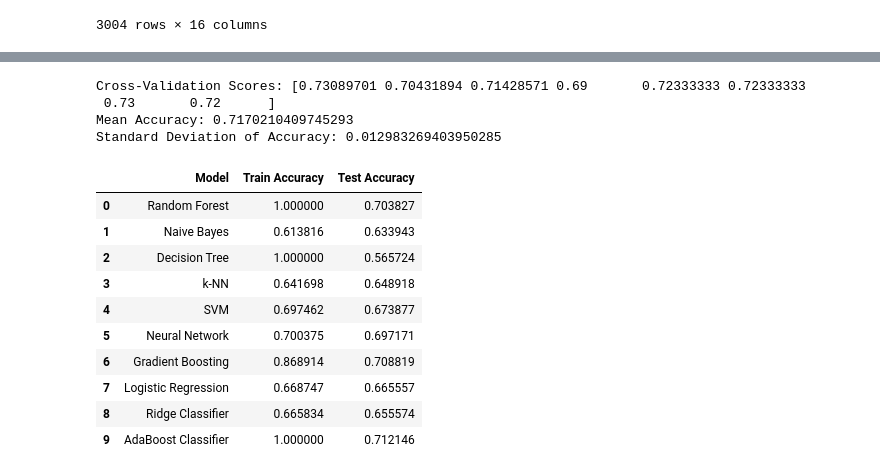
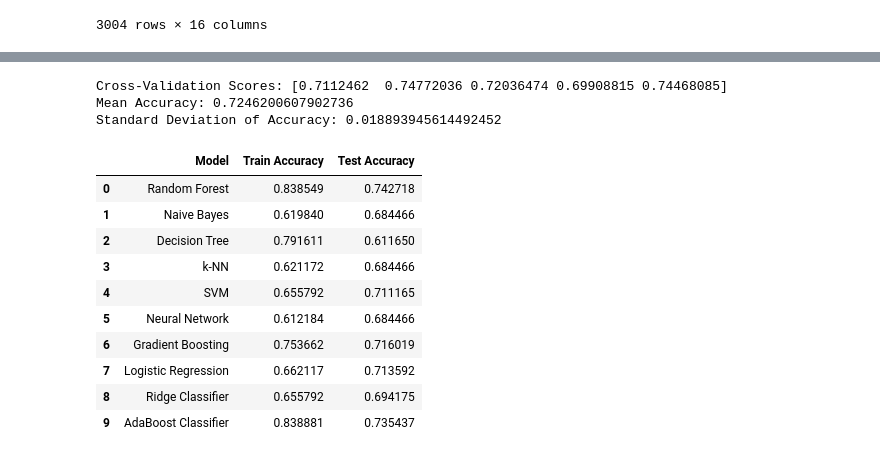
Before and after one commit to jennymai10/movie-rating-prediction, a Jupyter notebook: explore.ipynb, the cells around one changed output, grey strips where cells are left out. Saved outputs shown, nothing was run; the diff lists cells and outputs as text; code cells hidden in the pictures.

```diff
--- a/explore.ipynb
+++ b/explore.ipynb
@@ -102,8 +240,9 @@ X_test_scaled = scaler.transform(test_df)
 # %%
 # Initialize the Random Forest Classifier
 rf = RandomForestClassifier(
-    n_estimators=100,         # Reduce number of trees
-    random_state=1003
+    n_estimators=150,
+    random_state=1003,
+    max_features=15
 )
 
 # Train the model on the training data
@@ -175,6 +314,6 @@ Accuracy: 0.6738768718801996
 # %%
 # Initialize the Neural Network classifier
-nn = MLPClassifier(random_state=1003, alpha=0.001)
+nn = MLPClassifier(random_state=1003, alpha=0.0601)
 
 # Train the model on the training data
 nn.fit(X_train, y_train)
@@ -189,6 +362,6 @@ Accuracy: 0.697171381031614
 # %%
 # Initialize the Logistic Regression classifier
-lr = LogisticRegression(random_state=1003)
+lr = LogisticRegression(random_state=1003, penalty=None)
 
 # Train the model on the training data
 lr.fit(X_train, y_train)
@@ -252,7 +432,7 @@ Accuracy: 0.7121464226289518
 from sklearn.model_selection import cross_val_score
 
 # Perform cross-validation
-cv_scores = cross_val_score(ada, X_train, y_train, cv=8)
+cv_scores = cross_val_score(rf, X_train, y_train, cv=5)
 # Print the cross-validation scores
 print("Cross-Validation Scores:", cv_scores)
 
@@ -260,56 +440,61 @@ print("Cross-Validation Scores:", cv_scores)
 print("Mean Accuracy:", cv_scores.mean())
 print("Standard Deviation of Accuracy:", cv_scores.std())
 # %% [output]
-Cross-Validation Scores: [0.73089701 0.70431894 0.71428571 0.69       0.72333333 0.72333333
- 0.73       0.72      ]
-Mean Accuracy: 0.7170210409745293
-Standard Deviation of Accuracy: 0.012983269403950285
+Cross-Validation Scores: [0.7112462  0.74772036 0.72036474 0.69908815 0.74468085]
+Mean Accuracy: 0.7246200607902736
+Standard Deviation of Accuracy: 0.018893945614492452
+# %%
+df = pd.read_csv('train_dataset.csv')
+df.columns = df.columns.astype(str)
+df_x = df.drop(['director_name', 'genres', 'actor_1_name', 'actor_2_name', 'plot_keywords', 'movie_title', 'actor_3_name', 'language', 'country', 'content_rating', 'title_embedding', 'imdb_score_binned', 'actor_1_facebook_likes'], axis=1)
+df_y = df['imdb_score_binned']
+df_x = scaler.transform(df_x)
 # %%
 train_accuracy_scores = [
-    accuracy_score(y_train, rf.predict(X_train)),  # Random Forest
-    accuracy_score(y_train, nb.predict(X_train + abs(X_train.min()))),  # Naive Bayes
-    accuracy_score(y_train, dt.predict(X_train)),  # Decision Tree
-    accuracy_score(y_train, knn.predict(X_train)),  # k-NN
-    accuracy_score(y_train, svm.predict(X_train)),  # SVM
-    accuracy_score(y_train, nn.predict(X_train)),  # Neural Network
-    accuracy_score(y_train, gb.predict(X_train)),  # Gradient Boosting
-    accuracy_score(y_train, lr.predict(X_train)),  # Logistic Regression
-    accuracy_score(y_train, rc.predict(X_train)),  # Ridge Classifier
-    accuracy_score(y_train, ada.predict(X_train)), # AdaBoost Classifier
+    accuracy_score(df_y, rf.predict(df_x)),  # Random Forest
+    accuracy_score(df_y, nb.predict(df_x + abs(df_x.min()))),  # Naive Bayes
+    accuracy_score(df_y, dt.predict(df_x)),  # Decision Tree
+    accuracy_score(df_y, knn.predict(df_x)),  # k-NN
+    accuracy_score(df_y, svm.predict(df_x)),  # SVM
+    accuracy_score(df_y, nn.predict(df_x)),  # Neural Network
+    accuracy_score(df_y, gb.predict(df_x)),  # Gradient Boosting
+    accuracy_score(df_y, lr.predict(df_x)),  # Logistic Regression
+    accuracy_score(df_y, rc.predict(df_x)),  # Ridge Classifier
+    accuracy_score(df_y, ada.predict(df_x)), # AdaBoost Classifier
 ]
 
 test_accuracy_scores = [
     accuracy_score(y_test, rf.predict(X_test)),  # Random Forest
     accuracy_score(y_test, nb.predict(X_test + abs(X_test.min()))),  # Naive Bayes
     accuracy_score(y_test, dt.predict(X_test)),  # Decision Tree
     accuracy_score(y_test, knn.predict(X_test)),  # k-NN
     accuracy_score(y_test, svm.predict(X_test)),  # SVM
     accuracy_score(y_test, nn.predict(X_test)),  # Neural Network
     accuracy_score(y_test, gb.predict(X_test)),  # Gradient Boosting
     accuracy_score(y_test, lr.predict(X_test)),  # Logistic Regression
     accuracy_score(y_test, rc.predict(X_test)),  # Ridge Classifier
     accuracy_score(y_test, ada.predict(X_test)), # AdaBoost Classifier
 ]
 
 # Create a dictionary to store the model names and their accuracies
 model_accuracies = {
     "Model": ["Random Forest", "Naive Bayes", "Decision Tree", "k-NN", "SVM", "Neural Network", "Gradient Boosting", "Logistic Regression", "Ridge Classifier", "AdaBoost Classifier"],
     "Train Accuracy": train_accuracy_scores,
     "Test Accuracy": test_accuracy_scores,
 }
 
 # Create the DataFrame
 df_models = pd.DataFrame(model_accuracies)
 df_models
 # %% [output]
 |  | Model | Train Accuracy | Test Accuracy |
-| 0 | Random Forest | 1.000000 | 0.703827 |
-| 1 | Naive Bayes | 0.613816 | 0.633943 |
-| 2 | Decision Tree | 1.000000 | 0.565724 |
-| 3 | k-NN | 0.641698 | 0.648918 |
-| 4 | SVM | 0.697462 | 0.673877 |
-| 5 | Neural Network | 0.700375 | 0.697171 |
-| 6 | Gradient Boosting | 0.868914 | 0.708819 |
-| 7 | Logistic Regression | 0.668747 | 0.665557 |
-| 8 | Ridge Classifier | 0.665834 | 0.655574 |
-| 9 | AdaBoost Classifier | 1.000000 | 0.712146 |
+| 0 | Random Forest | 0.838549 | 0.742718 |
+| 1 | Naive Bayes | 0.619840 | 0.684466 |
+| 2 | Decision Tree | 0.791611 | 0.611650 |
+| 3 | k-NN | 0.621172 | 0.684466 |
+| 4 | SVM | 0.655792 | 0.711165 |
+| 5 | Neural Network | 0.612184 | 0.684466 |
+| 6 | Gradient Boosting | 0.753662 | 0.716019 |
+| 7 | Logistic Regression | 0.662117 | 0.713592 |
+| 8 | Ridge Classifier | 0.655792 | 0.694175 |
+| 9 | AdaBoost Classifier | 0.838881 | 0.735437 |
```
Also changed, not shown: parts of 27 cells of this notebook, 2 other files.
